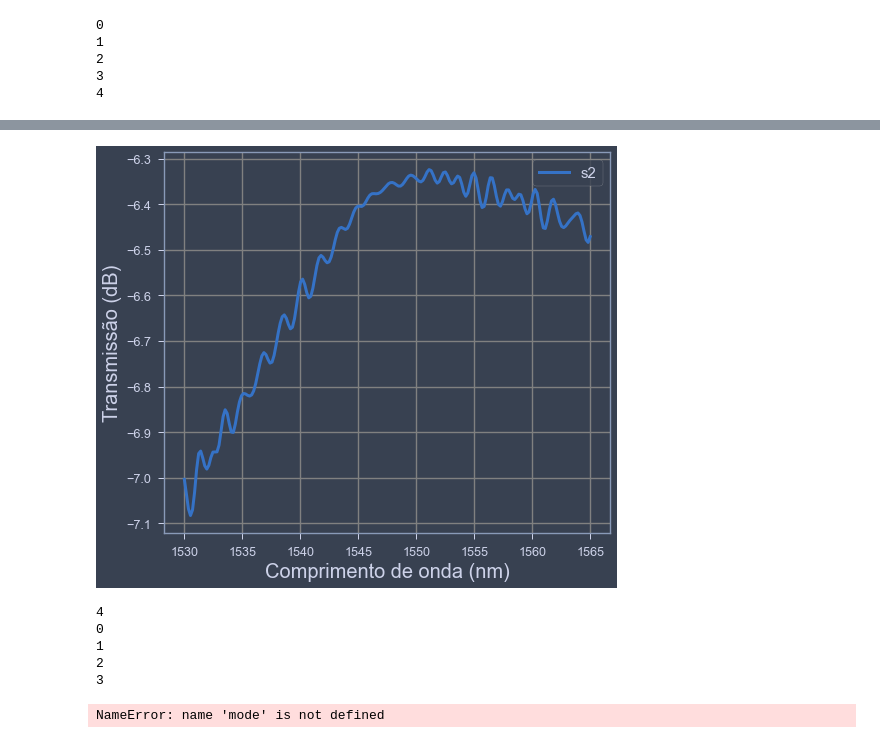
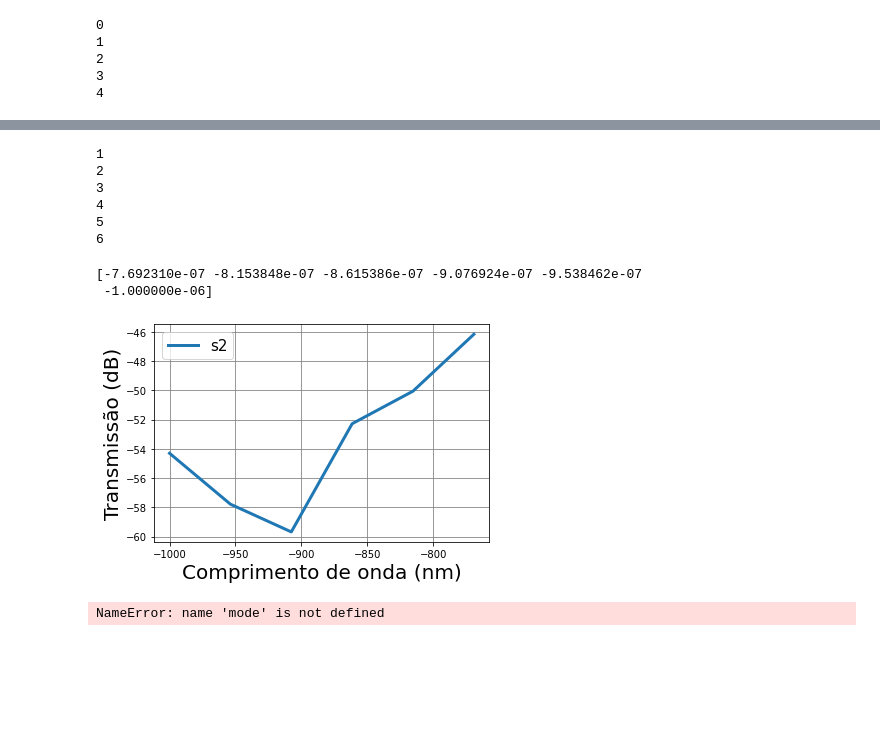
Before and after one commit to LucasLobo7/Design_MMI_LucasLobo, a Jupyter notebook: Lumerical/Plots.ipynb, the cells around one changed output, grey strips where cells are left out. Saved outputs shown, nothing was run; the diff lists cells and outputs as text; code cells hidden in the pictures; blank space fills up the shorter version.

```diff
--- a/Lumerical/Plots.ipynb
+++ b/Lumerical/Plots.ipynb
@@ -95,22 +367,61 @@ arquivo.close()
+# %%
+
+#posicao = np.linspace(-4.23077e-6,-3.8e-6,4)
+posicao = np.linspace(-0.769231e-6,-1e-6,6)
+for i in range(len(posicao)):
+    print(i+1)
+    mode.switchtolayout()
+    mode.setnamed('TO3','y',posicao[i])
+    mode.setnamed('O3','y',posicao[i])
+    mode.setnamed('EME::Ports::port_4','y',posicao[i])
+    mode.run()
+    mode.setemeanalysis('group spans',np.transpose([6e-06,181*1e-6,6e-6]))
+    mode.emepropagate()
+
+    campon = mode.getresult('EME','user s matrix')
+    if(i == 0):
+        campo = campon[0,:]
+
+        arquivo=open('sposicaodentro','wb')
+        pickle.dump(campo, arquivo)
+        arquivo.close()
+
+    else:
+        campo = np.vstack((campo,campon[0,:]))
+
+        arquivo=open('sposicaodentro','wb')
+        pickle.dump(campo, arquivo)
+        arquivo.close()
+# %% [output]
+1
+2
+3
+4
+5
+6
 # %%
-arquivo = open('temps12', 'rb')
-treco = pickle.load(arquivo)
-arquivo.close()
+print(posicao)
+# arquivo = open('temps12', 'rb')
+# treco = pickle.load(arquivo)
+# arquivo.close()
 #plt.plot(x*1e9,10*np.log10(abs(s12[0,:])**2),label='s1',linewidth=3)
-plt.plot(x*1e9,10*np.log10(treco[4]),label='s2',linewidth=3)
+campos = abs(campo)**2
+plt.plot(posicao*1e9,10*np.log10(campos[:,0]),label='s2',linewidth=3)
 #plt.plot(x*1e9,10*np.log10(s12[2]),label='s2',linewidth=3)
 #plt.plot(x*1e9,10*np.log10(s12[1,:]),label='s2',linewidth=3)
 #plt.plot(x*1e9,10*np.log10(abs(s14)**2),label='porta4',linewidth=3)
 #plt.plot(x*1e9,10*np.log10(abs(s15)**2),label='porta5',linewidth=3)
 #plt.plot(x*1e9,10*np.log10(abs(s16)**2),label='porta6',linewidth=3)
 plt.legend(fontsize=15)
 #plt.ylim(-7,-5.5)
 #plt.xlim(1530,1565)
 #plt.yticks(np.arange(-7,-5.5,step=0.25),fontsize=15)
 #plt.xticks(np.arange(1530,1565,step=5),fontsize=15)
 plt.xlabel('Comprimento de onda (nm)',fontsize=20)
 plt.ylabel('Transmissão (dB)',fontsize=20)
 plt.grid(color='grey')
 # %% [output]
+[-7.692310e-07 -8.153848e-07 -8.615386e-07 -9.076924e-07 -9.538462e-07
+ -1.000000e-06]
-[figure, old version]
+[figure, new version]
 # %%
@@ -137,14 +448,3 @@ mode.setnamed('EME::Ports::port_5','y',(espessuraTotal/2 - 4*espessuraTotal/4 +
-# %%
-k = [250,300,350,400]
-
-for i in range(len(k)):
-    print(i)
-# %% [output]
-4
-0
-1
-2
-3
 # %%
 mode.emepropagate()
 # %% [output]
```
Also changed, not shown: parts of 7 cells of this notebook, 4 other files.
